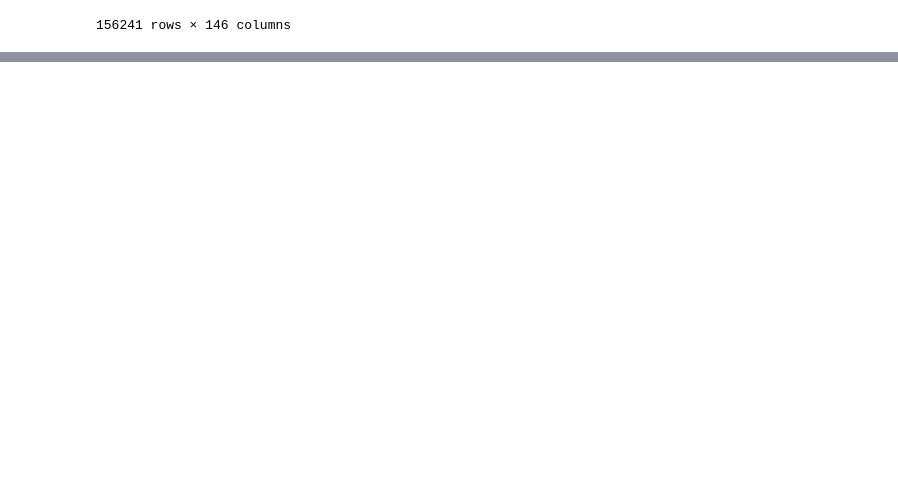
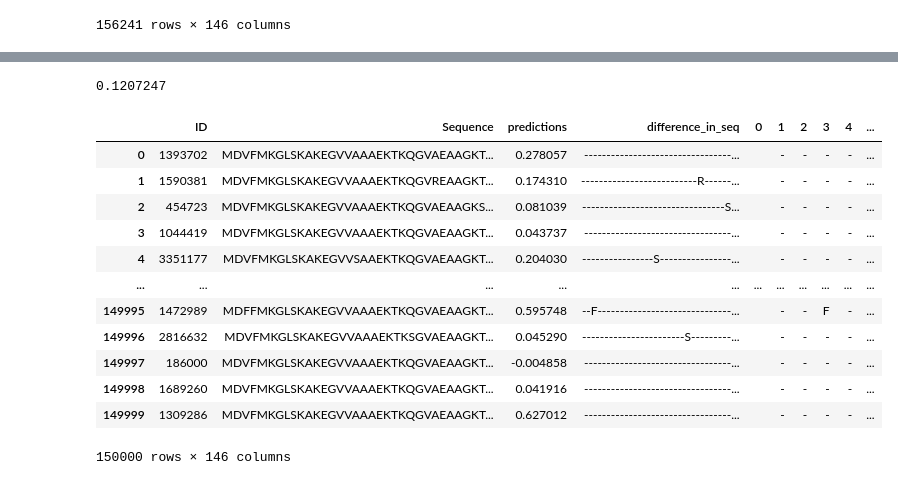
Before and after one commit to ziul-bio/DMS_a-syn, a Jupyter notebook: data_processing.ipynb, the cells around one changed output, grey strips where cells are left out. Drawn from its saved outputs; the diff is of its cells as text; code cells hidden in the pictures; blank space fills up the shorter version.

```diff
--- a/data_processing.ipynb
+++ b/data_processing.ipynb
@@ -610,0 +786,4 @@ muts
+# %%
+meta_data_dict = {}
+for rec in SeqIO.parse('data/a_syn_all_AA_150K_variants_2mut.fasta', 'fasta'):
+    meta_data_dict[rec.id] = str(rec.seq)
@@ -611 +854,25 @@ muts
+# %%
+muts['predictions'].mean()
+# %% [output]
+0.1207247
+# %%
+# prepare the matrix to plot the heatmap
+muts["difference_in_seq"] = [diff_func(x) for x in muts["Sequence"]]
+diff = muts["difference_in_seq"].str.split("", n= -1, expand = True)
+muts = muts.merge(diff, left_index=True, right_index=True)
+muts
+# %% [output]
+|  | ID | Sequence | predictions | difference_in_seq | 0 | 1 | 2 | 3 | 4 | ... |
+| 0 | 1393702 | MDVFMKGLSKAKEGVVAAAEKTKQGVAEAAGKT... | 0.278057 | ---------------------------------... |  | - | - | - | - | ... |
+| 1 | 1590381 | MDVFMKGLSKAKEGVVAAAEKTKQGVREAAGKT... | 0.174310 | --------------------------R------... |  | - | - | - | - | ... |
+| 2 | 454723 | MDVFMKGLSKAKEGVVAAAEKTKQGVAEAAGKS... | 0.081039 | --------------------------------S... |  | - | - | - | - | ... |
+| 3 | 1044419 | MDVFMKGLSKAKEGVVAAAEKTKQGVAEAAGKT... | 0.043737 | ---------------------------------... |  | - | - | - | - | ... |
+| 4 | 3351177 | MDVFMKGLSKAKEGVVSAAEKTKQGVAEAAGKT... | 0.204030 | ----------------S----------------... |  | - | - | - | - | ... |
+| ... | ... | ... | ... | ... | ... | ... | ... | ... | ... | ... |
+| 149995 | 1472989 | MDFFMKGLSKAKEGVVAAAEKTKQGVAEAAGKT... | 0.595748 | --F------------------------------... |  | - | - | F | - | ... |
+| 149996 | 2816632 | MDVFMKGLSKAKEGVVAAAEKTKSGVAEAAGKT... | 0.045290 | -----------------------S---------... |  | - | - | - | - | ... |
+| 149997 | 186000 | MDVFMKGLSKAKEGVVAAAEKTKQGVAEAAGKT... | -0.004858 | ---------------------------------... |  | - | - | - | - | ... |
+| 149998 | 1689260 | MDVFMKGLSKAKEGVVAAAEKTKQGVAEAAGKT... | 0.041916 | ---------------------------------... |  | - | - | - | - | ... |
+| 149999 | 1309286 | MDVFMKGLSKAKEGVVAAAEKTKQGVAEAAGKT... | 0.627012 | ---------------------------------... |  | - | - | - | - | ... |
+150000 rows × 146 columns
 # %%
```
Also changed, not shown: parts of 22 cells of this notebook, 1 other file.
